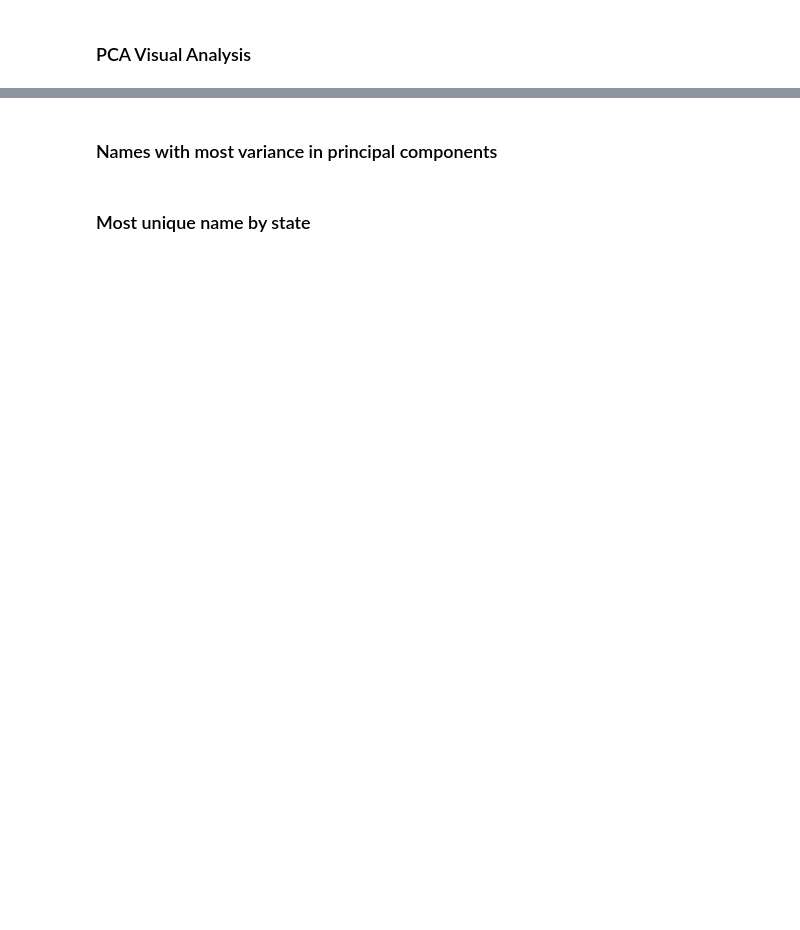
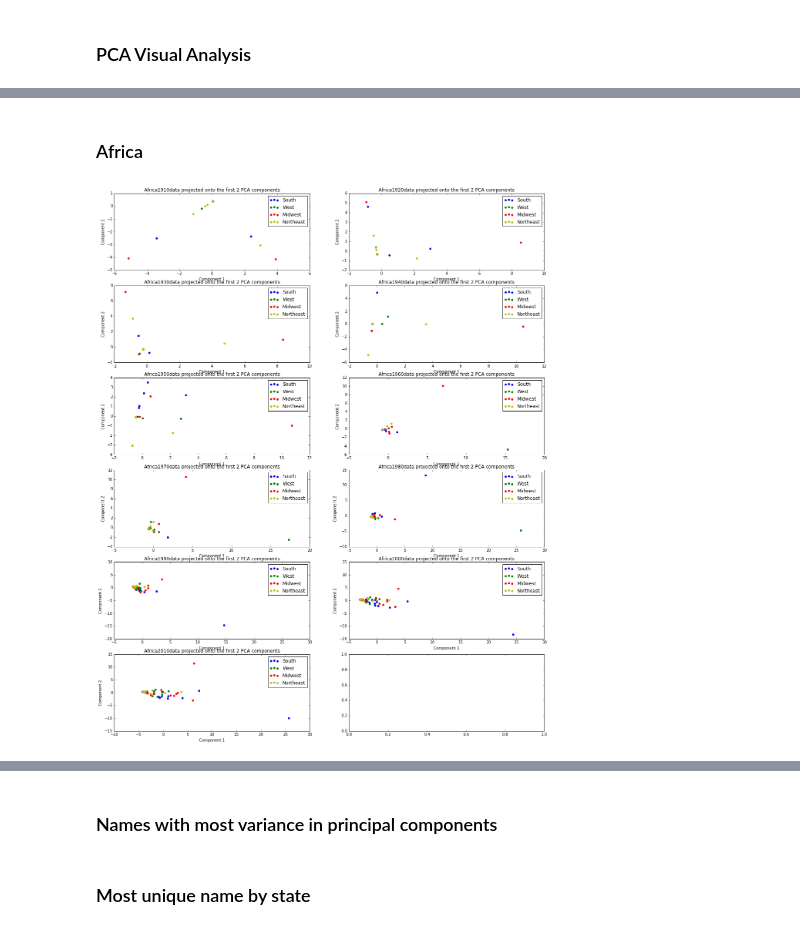
Before and after one commit to UlyssesInvictus/cs109-project, a Jupyter notebook: Final Project Code.ipynb, the cells around one changed output, grey strips where cells are left out. Cells and saved outputs as stored; diff of their text form; code cells hidden in the pictures; blank space fills up the shorter version.

```diff
--- a/Final Project Code.ipynb
+++ b/Final Project Code.ipynb
@@ -255,2 +326,23 @@ plt.show()
 # %%
 fig.savefig('pca_europe.png', bbox_inches='tight')
+# %% [markdown]
+### Africa
+# %%
+#plotting first two principal components for Africa per decade
+fig, ax = plt.subplots(6, 2, figsize = (20,25))
+ax[0,0] = pca_per_decaderegion('Africa',1910, ax[0,0])
+ax[0,1] = pca_per_decaderegion('Africa',1920, ax[0,1])
+ax[1,0] = pca_per_decaderegion('Africa',1930, ax[1,0])
+ax[1,1] = pca_per_decaderegion('Africa',1940, ax[1,1])
+ax[2,0] = pca_per_decaderegion('Africa',1950, ax[2,0])
+ax[2,1] = pca_per_decaderegion('Africa',1960, ax[2,1])
+ax[3,0] = pca_per_decaderegion('Africa',1970, ax[3,0])
+ax[3,1] = pca_per_decaderegion('Africa',1980, ax[3,1])
+ax[4,0] = pca_per_decaderegion('Africa',1990, ax[4,0])
+ax[4,1] = pca_per_decaderegion('Africa',2000, ax[4,1])
+ax[5,0] = pca_per_decaderegion('Africa',2010, ax[5,0])
+
+#plt.tight_layout()
+plt.show()
+# %% [output]
+[figure, added]
```
Also changed, not shown: parts of 49 cells of this notebook.
